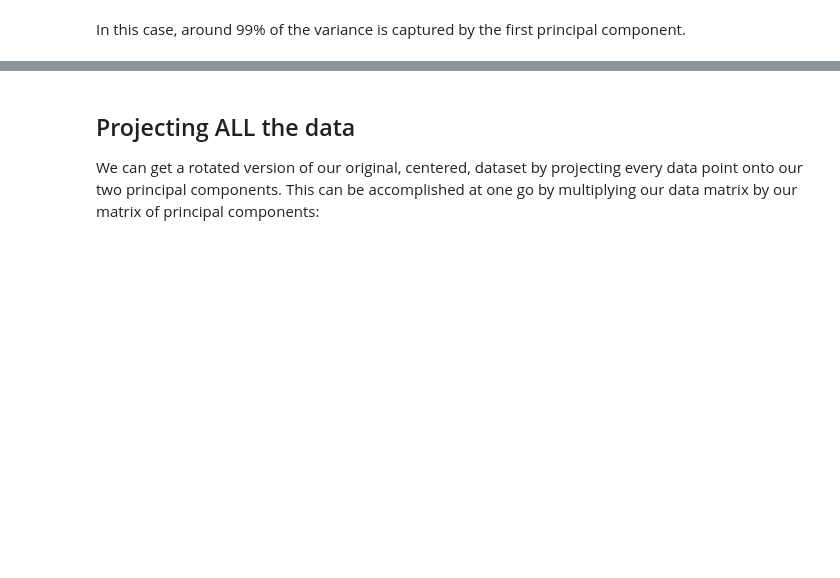
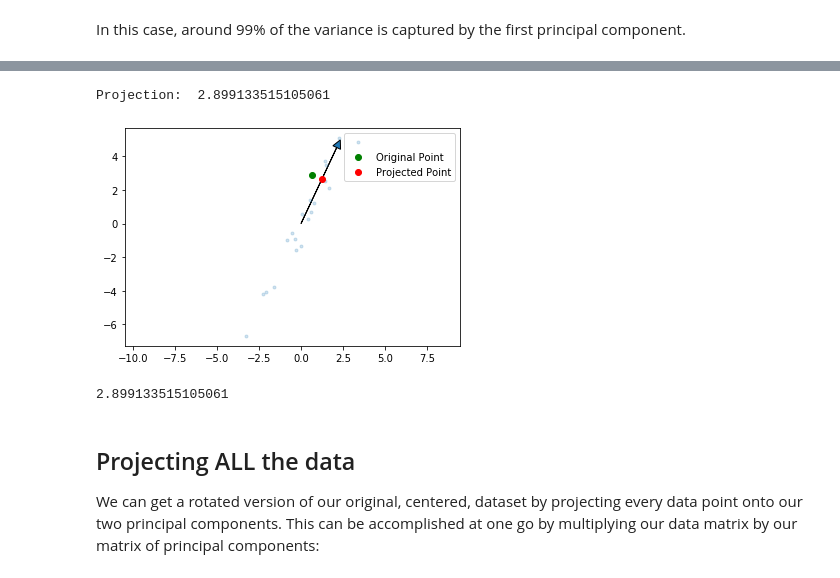
Before and after one commit to spragunr/jmu_ml_pca, a Jupyter notebook: pca.ipynb, the cells around one changed output, grey strips where cells are left out. Cells and saved outputs as stored; diff of their text form; code cells hidden in the pictures; blank space fills up the shorter version.

```diff
--- a/pca.ipynb
+++ b/pca.ipynb
@@ -177,23 +205,28 @@ Here **A** corresponds to a data point and **B** corresponds to a principal comp
 # %%
-# Plot all the original data and the PC
+# Plot all the original data and the first PC
 plt.axis('equal')
-plt.plot(X[:, 0], X[:, 1], '.', alpha=.1)
+plt.plot(X[:, 0], X[:, 1], '.', alpha=.2)
 plt.arrow(0, 0, W[0,0]*5, W[1,0]*5, head_width=0.5, head_length=0.5)
 
 # Pull out a single poing and project it onto the first PC:
 x0 = X[0,:]
 x0_projected = np.dot(x0, W[:,0])
 print("Projection: ", x0_projected)
 
 # Plot the original point
 plt.plot(x0[0], x0[1], 'og')
 
 # Plot where the original point is projected onto the PC:
 plt.plot(W[0,0] * x0_projected, W[1,0] * x0_projected, 'or')
+plt.legend(['', 'Original Point', 'Projected Point'])
 
 plt.show()
 
 print(x0_projected)
+# %% [output]
+Projection:  2.899133515105061
+[figure, added]
+2.899133515105061
 # %% [markdown]
 ## Projecting ALL the data
 
```
Also changed, not shown: parts of 14 cells of this notebook, 1 other file.
